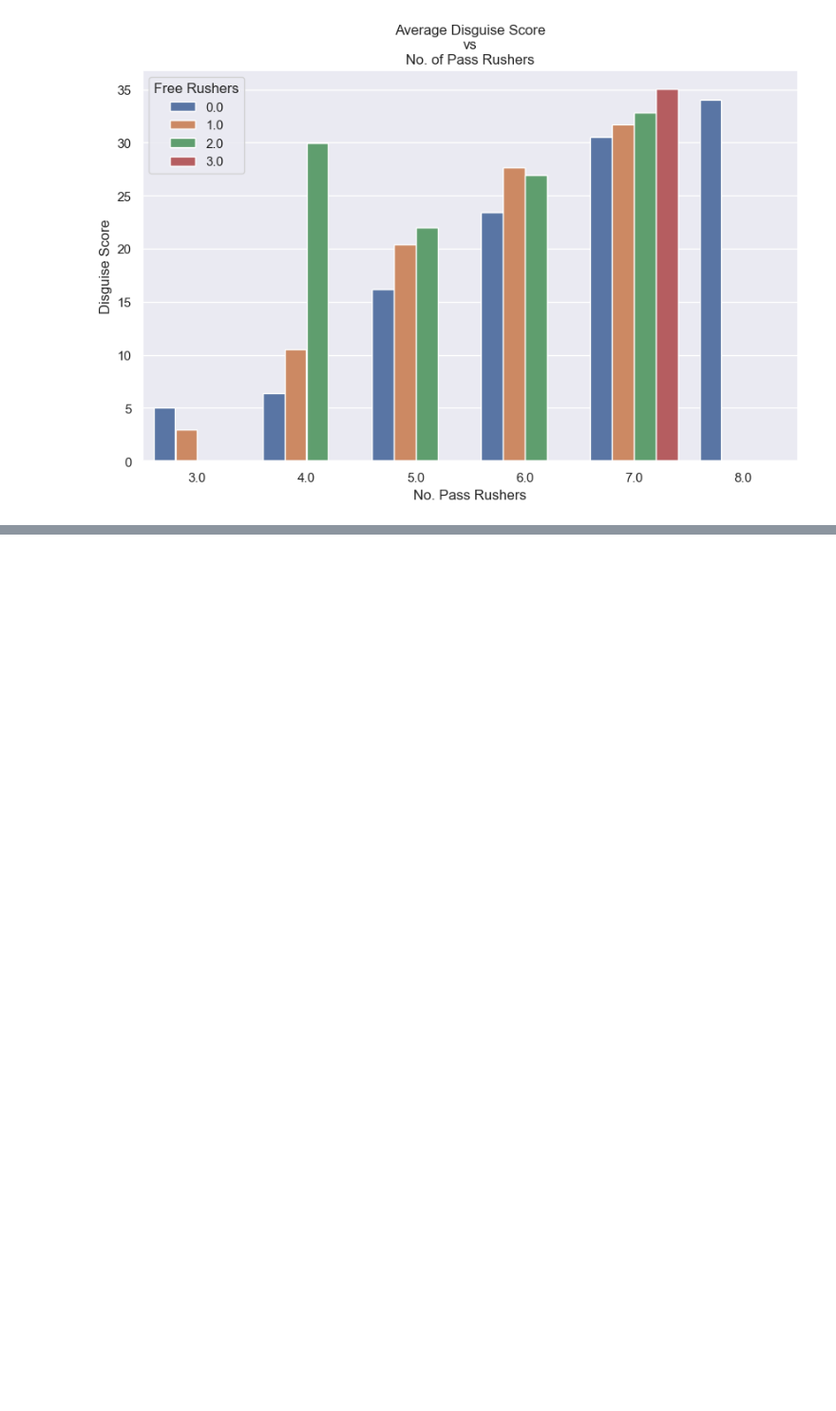
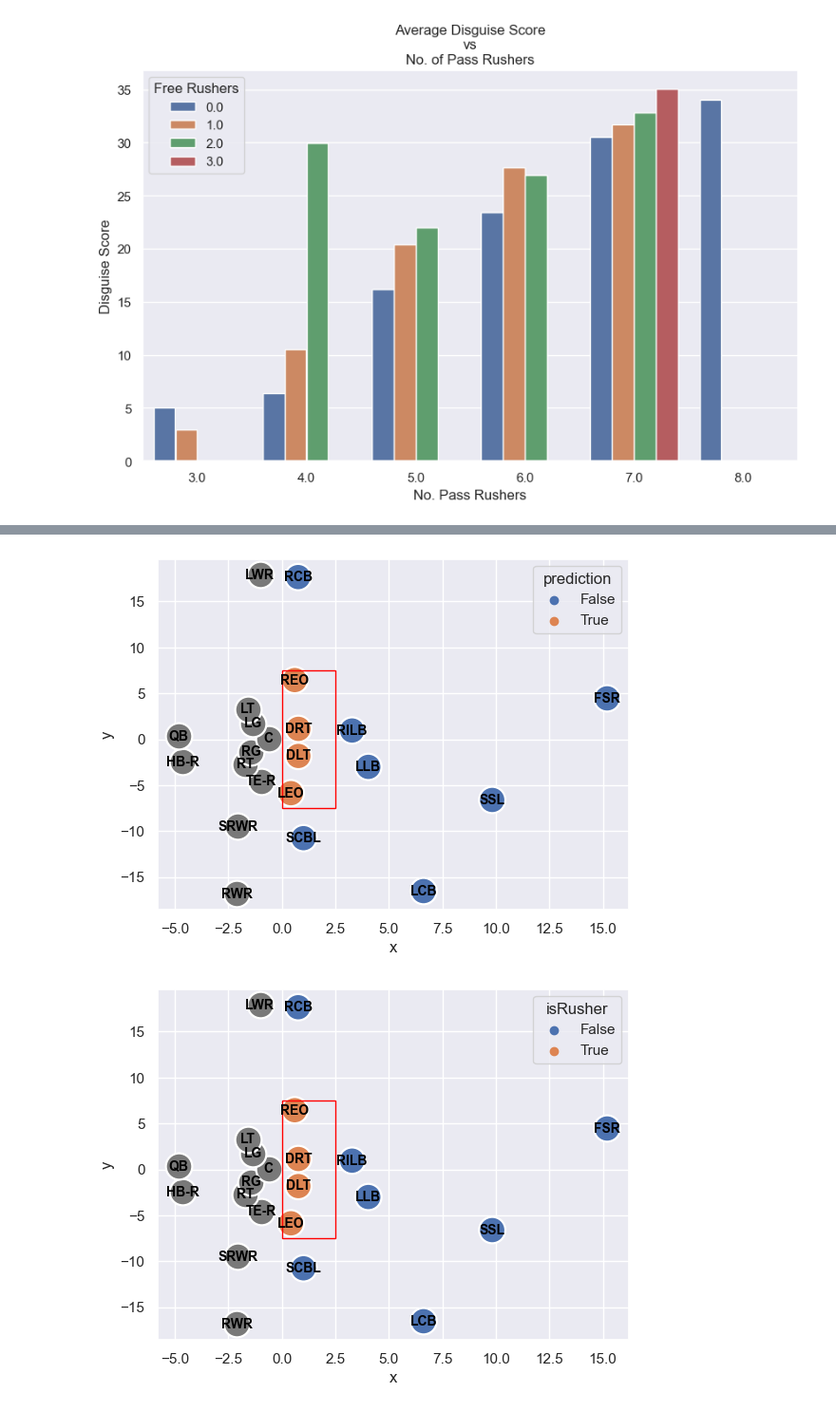
Before and after one commit to sebasdarius/data_science_portfolio, a Jupyter notebook: o_line_analysis/disguise_score.ipynb, the cells around one changed output, grey strips where cells are left out. Shown at 95% size. Cells and saved outputs as stored; diff of their text form; code cells hidden in the pictures; blank space fills up the shorter version.

```diff
--- a/o_line_analysis/disguise_score.ipynb
+++ b/o_line_analysis/disguise_score.ipynb
@@ -189,0 +227,9 @@ plt.show()
+# %%
+from test_formations import get_play, plot_players
+
+def_df, off_df = get_play(df_flattened, 2021090900, 456)
+plot_players(def_df, off_df, 'prediction')
+plot_players(def_df, off_df, 'isRusher')
+# %% [output]
+[figure, added]
+[figure, added]
```
Also changed, not shown: parts of 16 cells of this notebook, 8 other files.
